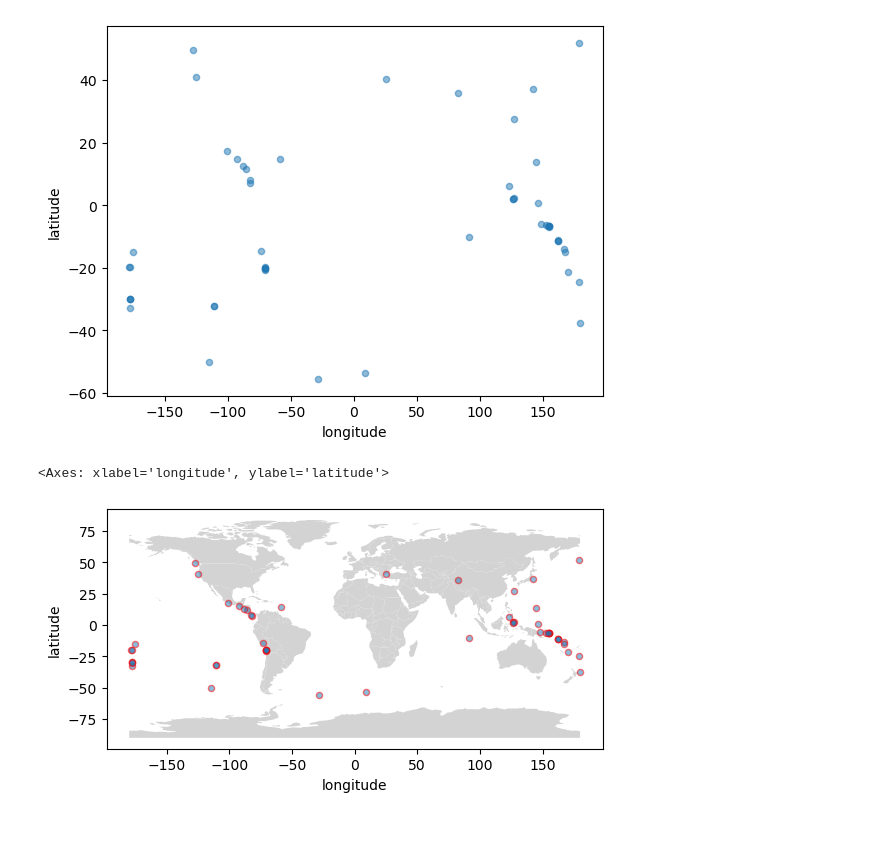
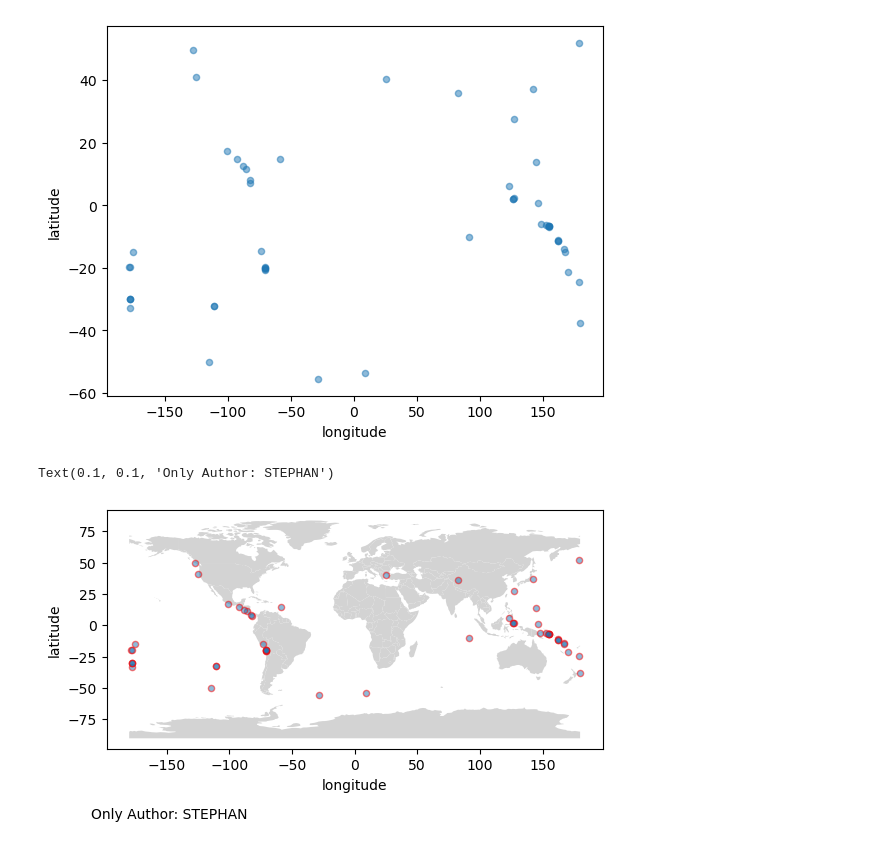
Before and after one commit to kylienewcomer/earthquake-branching, a Jupyter notebook: section-5-earthquakes.ipynb, the cells around one changed output. Cells and saved outputs as stored; diff of their text form; code cells hidden in the pictures.

```diff
--- a/section-5-earthquakes.ipynb
+++ b/section-5-earthquakes.ipynb
@@ -52,13 +50,15 @@ big_earthquake.plot(x = 'longitude',
 # %%
 fig, ax = plt.subplots()
 countries.plot(ax = ax,
               color = "lightgrey")
 big_earthquake.plot(ax=ax,
+                   column = 'mag',
                    x = 'longitude',
                    y = 'latitude',
                    kind = "scatter",
                    alpha = 0.5,
                    edgecolor = "red")
+fig.text(0.1, 0.1, 'Only Author: STEPHAN')
 # %% [output]
-<Axes: xlabel='longitude', ylabel='latitude'>
+Text(0.1, 0.1, 'Only Author: STEPHAN')
-[figure, old version]
+[figure, new version]
```
Also changed, not shown: parts of 1 cell of this notebook.
